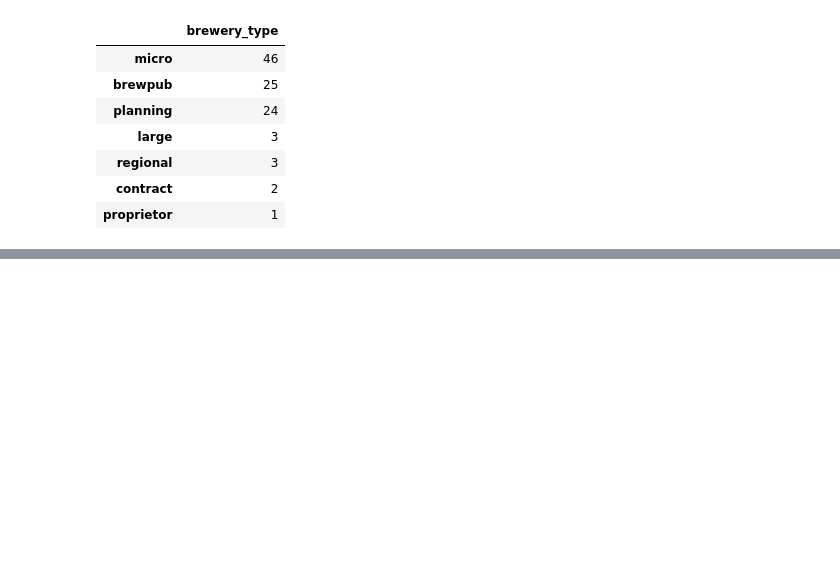
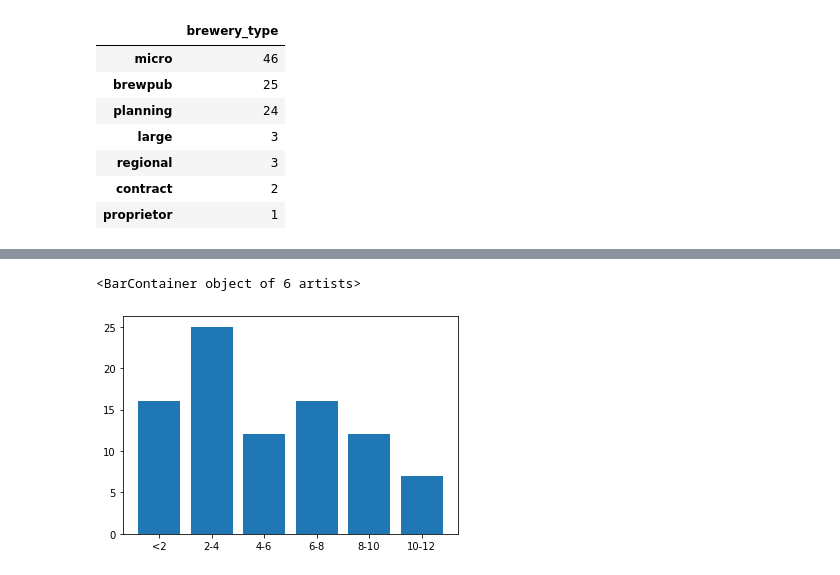
Before and after one commit to sjani184/Megadatatron, a Jupyter notebook: main_notebook.ipynb, the cells around one changed output, grey strips where cells are left out. Cells and saved outputs as stored; diff of their text form; code cells hidden in the pictures; blank space fills up the shorter version.

Commit message:
added college/university analysis

```diff
--- a/main_notebook.ipynb
+++ b/main_notebook.ipynb
@@ -103,0 +215,22 @@ fig1
+# %%
+#import geopy distance to calculate distance b/w two sets of coordinates: each microbrewery/pub & nearest university
+from geopy import distance
+
+#add column to dataframe to hold distance
+college_df2['distance to C/U (miles)'] = ''
+
+#loop through dataframe
+for index, row in college_df2.iterrows():
+
+    #pull coordinates
+    brew_coord = (row['latitude'], row['longitude'])
+    college_coord = (row['C/U latitude'], row['C/U longitude'])
+
+    #calculate distance, populate dataframe
+    college_dist = distance.distance (brew_coord, college_coord).miles
+
+    college_df2.loc[index, 'distance to C/U (miles)'] = college_dist
+
+college_df2.head()
+
+#maria
@@ -104,3 +244,28 @@ fig1
+# %%
+#distance bar chart thing; max 10.something, min 0ish, mean 5ish
+
+#create bins
+# dist_bins = [0, 1, 2, 3, 4, 5, 6, 7, 8, 9, 10, 11]
+# dist_labels = ['<1', '1-2', '2-3', '3-4', '4-5', '5-6', '6-7', '7-8', '8-9', '9-10', '10-11']
+
+dist_bins = [0, 2, 4, 6, 8, 10, 12]
+dist_labels = ['<2', '2-4', '4-6', '6-8', '8-10', '10-12']
+
+college_df2['distance to C/U (bin)'] = pd.cut (college_df2['distance to C/U (miles)'],
+                                               dist_bins,
+                                               labels = dist_labels,
+                                               include_lowest = True)
+
+dist_series = college_df2.groupby(['distance to C/U (bin)'])['name'].count()
+
+plt.bar (dist_labels, dist_series)
+
+# college_df2['distance to C/U (miles)'].plot.box (grid = True)
+
+#maria
+# %% [output]
+<BarContainer object of 6 artists>
+[figure, added]
 # %%
 #population demographics data, 1-2 images
 #audrey
```
Also changed, not shown: parts of 9 cells of this notebook.
